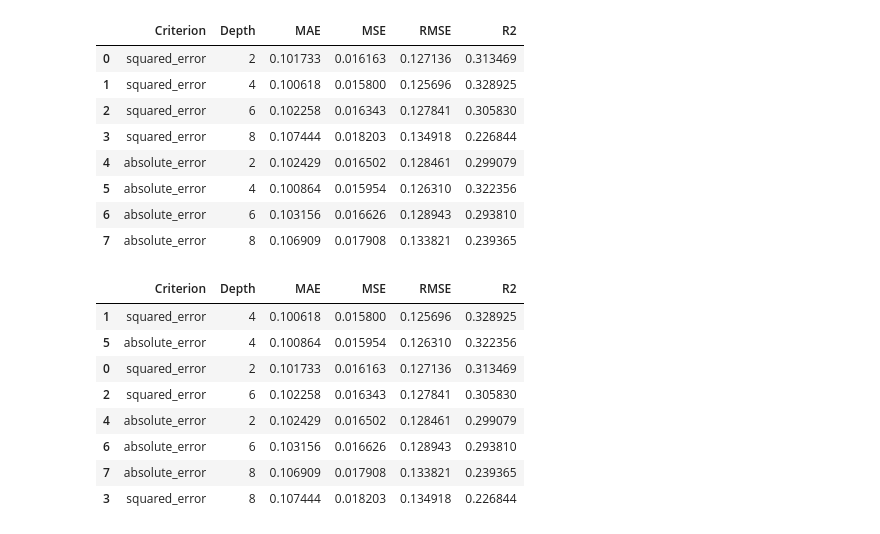
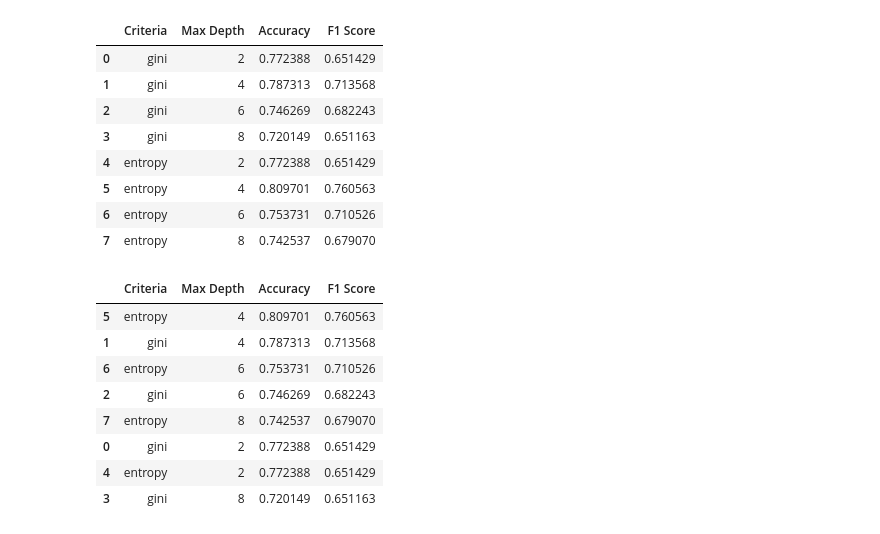
Before and after one commit to 2403A53057/DAV, a Jupyter notebook: 16_03_2026.ipynb, the cells around one changed output. Cells and saved outputs as stored; diff of their text form; code cells hidden in the pictures.

```diff
--- a/16_03_2026.ipynb
+++ b/16_03_2026.ipynb
@@ -81,0 +58,2 @@ for col in df.select_dtypes(include='object').columns:
+# %%
+df['Embarked'].fillna(df['Embarked'].mode()[0],inplace= True)
@@ -81,0 +86,5 @@ for col in df.select_dtypes(include='object').columns:
+# %%
+le=LabelEncoder()
+df['Sex']=le.fit_transform(df['Sex'])
+df['Ticket']=le.fit_transform(df['Ticket'])
+df['Embarked']=le.fit_transform(df['Embarked'])
@@ -82,8 +100,7 @@ for col in df.select_dtypes(include='object').columns:
 # %%
-x = df.drop('gpa', axis=1)
-y = df['gpa']
+x= df.drop('Survived',axis=1)
+y= df['Survived']
 # %%
-x_train, x_test, y_train, y_test = train_test_split(
-    x, y, test_size=0.2, random_state=42)
+x_train, x_test, y_train, y_test = train_test_split(x, y, test_size=0.3, random_state=42)
 # %%
 depth_values = [2,4,6,8]
@@ -140,27 +142,25 @@ R2 Score: 0.23936512905563245
 # %%
-results_df = pd.DataFrame(results,
-                          columns=['Criterion','Depth','MAE','MSE','RMSE','R2'])
-
+results_df = pd.DataFrame(results, columns=['Criteria', 'Max Depth', 'Accuracy', 'F1 Score'])
 results_df
 # %% [output]
-|  | Criterion | Depth | MAE | MSE | RMSE | R2 |
-| 0 | squared_error | 2 | 0.101733 | 0.016163 | 0.127136 | 0.313469 |
-| 1 | squared_error | 4 | 0.100618 | 0.015800 | 0.125696 | 0.328925 |
-| 2 | squared_error | 6 | 0.102258 | 0.016343 | 0.127841 | 0.305830 |
-| 3 | squared_error | 8 | 0.107444 | 0.018203 | 0.134918 | 0.226844 |
-| 4 | absolute_error | 2 | 0.102429 | 0.016502 | 0.128461 | 0.299079 |
-| 5 | absolute_error | 4 | 0.100864 | 0.015954 | 0.126310 | 0.322356 |
-| 6 | absolute_error | 6 | 0.103156 | 0.016626 | 0.128943 | 0.293810 |
-| 7 | absolute_error | 8 | 0.106909 | 0.017908 | 0.133821 | 0.239365 |
+|  | Criteria | Max Depth | Accuracy | F1 Score |
+| 0 | gini | 2 | 0.772388 | 0.651429 |
+| 1 | gini | 4 | 0.787313 | 0.713568 |
+| 2 | gini | 6 | 0.746269 | 0.682243 |
+| 3 | gini | 8 | 0.720149 | 0.651163 |
+| 4 | entropy | 2 | 0.772388 | 0.651429 |
+| 5 | entropy | 4 | 0.809701 | 0.760563 |
+| 6 | entropy | 6 | 0.753731 | 0.710526 |
+| 7 | entropy | 8 | 0.742537 | 0.679070 |
 # %%
-results_df.sort_values(by='R2',ascending=False)
+results_df.sort_values(by='F1 Score', ascending=False)
 # %% [output]
-|  | Criterion | Depth | MAE | MSE | RMSE | R2 |
-| 1 | squared_error | 4 | 0.100618 | 0.015800 | 0.125696 | 0.328925 |
-| 5 | absolute_error | 4 | 0.100864 | 0.015954 | 0.126310 | 0.322356 |
-| 0 | squared_error | 2 | 0.101733 | 0.016163 | 0.127136 | 0.313469 |
-| 2 | squared_error | 6 | 0.102258 | 0.016343 | 0.127841 | 0.305830 |
-| 4 | absolute_error | 2 | 0.102429 | 0.016502 | 0.128461 | 0.299079 |
-| 6 | absolute_error | 6 | 0.103156 | 0.016626 | 0.128943 | 0.293810 |
-| 7 | absolute_error | 8 | 0.106909 | 0.017908 | 0.133821 | 0.239365 |
-| 3 | squared_error | 8 | 0.107444 | 0.018203 | 0.134918 | 0.226844 |
+|  | Criteria | Max Depth | Accuracy | F1 Score |
+| 5 | entropy | 4 | 0.809701 | 0.760563 |
+| 1 | gini | 4 | 0.787313 | 0.713568 |
+| 6 | entropy | 6 | 0.753731 | 0.710526 |
+| 2 | gini | 6 | 0.746269 | 0.682243 |
+| 7 | entropy | 8 | 0.742537 | 0.679070 |
+| 0 | gini | 2 | 0.772388 | 0.651429 |
+| 4 | entropy | 2 | 0.772388 | 0.651429 |
+| 3 | gini | 8 | 0.720149 | 0.651163 |
```
Also changed, not shown: parts of 16 cells of this notebook.
